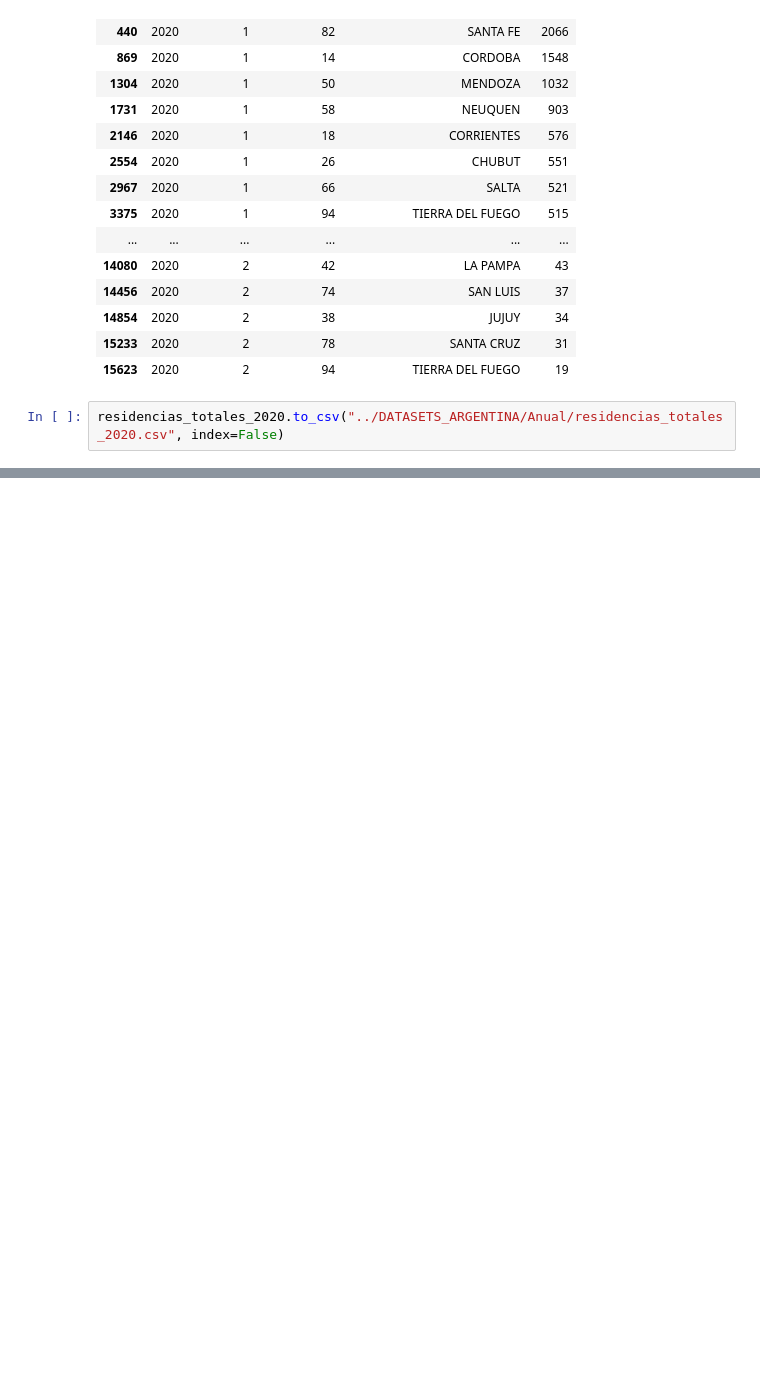
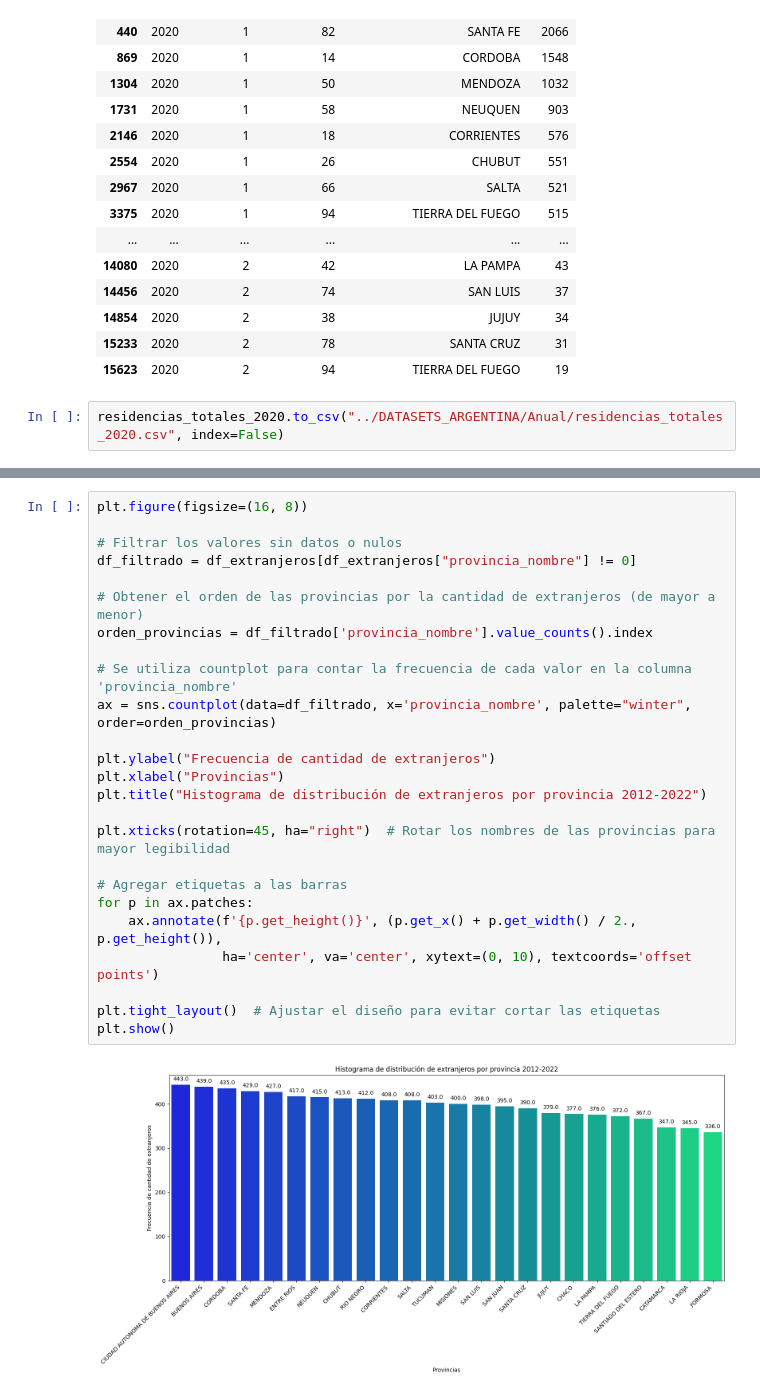
Before and after one commit to DATASCIENTISTSHENRY/PF_DataScience_Migraciones, a Jupyter notebook: EDA_ETL/ETL_EDA_Kpi_Amba.ipynb, the cells around one changed output, grey strips where cells are left out. Cells and saved outputs as stored; diff of their text form; blank space fills up the shorter version.

```diff
--- a/EDA_ETL/ETL_EDA_Kpi_Amba.ipynb
+++ b/EDA_ETL/ETL_EDA_Kpi_Amba.ipynb
@@ -1047,0 +1100,27 @@ residencias_totales_2020.to_csv("../DATASETS_ARGENTINA/Anual/residencias_totales
+# %%
+plt.figure(figsize=(16, 8))
+
+# Filtrar los valores sin datos o nulos
+df_filtrado = df_extranjeros[df_extranjeros["provincia_nombre"] != 0]
+
+# Obtener el orden de las provincias por la cantidad de extranjeros (de mayor a menor)
+orden_provincias = df_filtrado['provincia_nombre'].value_counts().index
+
+# Se utiliza countplot para contar la frecuencia de cada valor en la columna 'provincia_nombre'
+ax = sns.countplot(data=df_filtrado, x='provincia_nombre', palette="winter", order=orden_provincias)
+
+plt.ylabel("Frecuencia de cantidad de extranjeros")
+plt.xlabel("Provincias")
+plt.title("Histograma de distribución de extranjeros por provincia 2012-2022")
+
+plt.xticks(rotation=45, ha="right")  # Rotar los nombres de las provincias para mayor legibilidad
+
+# Agregar etiquetas a las barras
+for p in ax.patches:
+    ax.annotate(f'{p.get_height()}', (p.get_x() + p.get_width() / 2., p.get_height()),
+                ha='center', va='center', xytext=(0, 10), textcoords='offset points')
+
+plt.tight_layout()  # Ajustar el diseño para evitar cortar las etiquetas
+plt.show()
+# %% [output]
+[figure, added]
```
Also changed, not shown: parts of 17 cells of this notebook, 6 other files.
